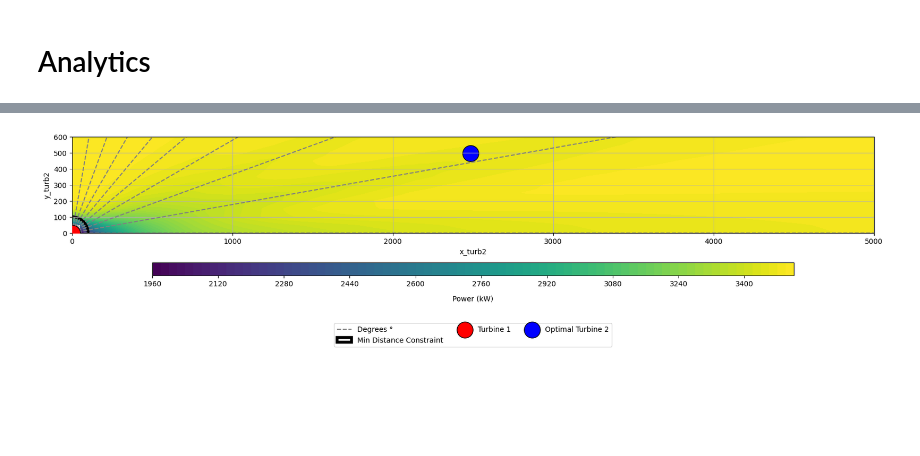
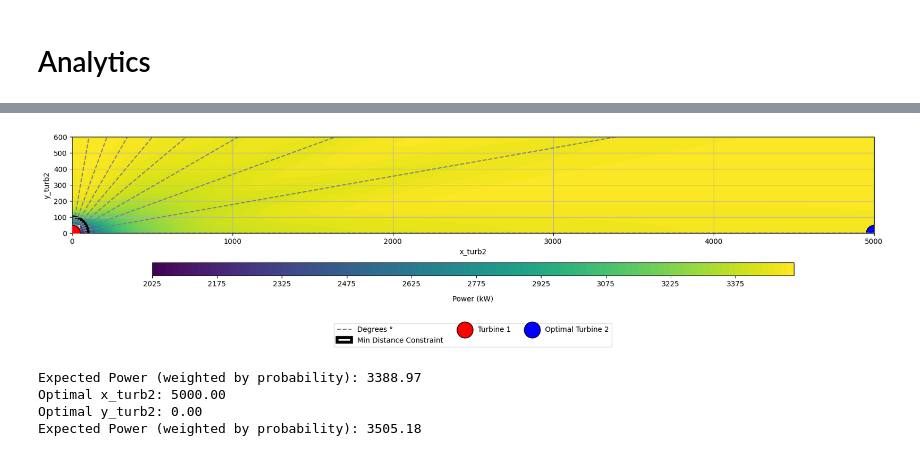
Before and after one commit to schmeti/uc3m_TFM_wind_farm_optimization_codebase, a Jupyter notebook: Windfarm_power_modelling/0_two_turbine_problem_constrLearn_probweighted.ipynb, the cells around one changed output, grey strips where cells are left out. Cells and saved outputs as stored; diff of their text form; code cells hidden in the pictures; blank space fills up the shorter version.

```diff
--- a/Windfarm_power_modelling/0_two_turbine_problem_constrLearn_probweighted.ipynb
+++ b/Windfarm_power_modelling/0_two_turbine_problem_constrLearn_probweighted.ipynb
@@ -152,7 +185,7 @@ contextual_sample = wind_df.drop(columns=['probability'])
 pi = list(wind_df['probability'])
 
 n_sc = len(contextual_sample)
-model.W = pyo.RangeSet(1,n_sc)
+model.W = pyo.RangeSet(0,n_sc-1)
 
 # set up
 model.var_ind = pyo.Set(initialize=contextual_sample.columns.sort_values())
@@ -177,7 +210,7 @@ model.const_power = pyo.Constraint(model.W, rule=power)
 # Fix contextual variables
 def fix_other_vars(model, x_ind, w):
     if x_ind not in ['x_turb2', 'y_turb2']:
-        return model.x[x_ind, w] == contextual_sample.loc[w - 1, x_ind]
+        return model.x[x_ind, w] == contextual_sample.loc[w, x_ind]
     return pyo.Constraint.Skip
 model.const_fix_other_vars = pyo.Constraint(model.var_ind, model.W, rule=fix_other_vars)
 
@@ -204,6 +237,17 @@ def y_turb2_ub_rule(model, w):
     return model.x['y_turb2', w] <= 600
 model.y_turb2_ub = pyo.Constraint(model.W, rule=y_turb2_ub_rule)
 
+# Lower bounds for x_turb2 and y_turb2
+def x_turb2_ub_rule(model, w):
+    return model.x['x_turb2', w] >= 0
+model.x_turb2_lb = pyo.Constraint(model.W, rule=x_turb2_ub_rule)
+
+def y_turb2_ub_rule(model, w):
+    return model.x['y_turb2', w] >= 0
+model.y_turb2_lb = pyo.Constraint(model.W, rule=y_turb2_ub_rule)
+
+
+
 
 # lower bounds for x_turb2 and y_turb2
 def distance_constraint(model, w):
@@ -351,33 +413,48 @@ plt.figure(figsize=(20, 6))
 plt.contourf(xi, yi, zi, levels=100, cmap='viridis')
 cbar = plt.colorbar(label='Expected Power Generated', orientation='horizontal', pad=-0.2, aspect=50, shrink=0.8)
 cbar.ax.set_xlabel('Power (kW)', labelpad=10)
 
 # Add angles
 for i, angle in enumerate([0, 10, 20, 30, 40, 50, 60, 70, 80, 90]):
     radians = np.deg2rad(angle)
     label = f'Degrees °' if i == 0 else None  # Add label only to the first line
     plt.plot([0, 5000 * np.cos(radians)], [0, 5000 * np.sin(radians)], linestyle='--', color='gray', label=label)
 
 
 # Plot minimum distance constraint
 circle = plt.Circle((0, 0), 100, color='black', fill=False, linestyle='-', label='Min Distance Constraint', linewidth=4)
 plt.gca().add_artist(circle)
 
 # Turbine Positions
 plt.scatter(0, 0, color='red', label='Turbine 1', s=500, edgecolor='black', zorder=10)
-optimal_x = pyo.value(model.x['x_turb2',1])
-optimal_y = pyo.value(model.x['y_turb2',1])
+optimal_x = pyo.value(model.x['x_turb2',0])
+optimal_y = pyo.value(model.x['y_turb2',0])
 plt.scatter(optimal_x, optimal_y, color='blue', label='Optimal Turbine 2', s=500, edgecolor='black')
 
 # Cosmetics
 plt.axis('scaled')
 plt.xlim(x.min(), x.max())
 plt.ylim(y.min(), y.max())
 plt.legend(loc='upper center', bbox_to_anchor=(0.5, -0.9), ncol=3)
 plt.xlabel('x_turb2')
 plt.ylabel('y_turb2')
 #plt.title('Colormap of Turbine 2 Power across x_turb2 and y_turb2 (Interpolated)')
 plt.grid(True)
 plt.show()
 # %% [output]
-[figure, old version]
+[figure, new version]
+# %%
+
+
+expected_power = expected_power_for_location(x_turb2_value = 0, y_turb2_value = 500 , wind_df=wind_df, cl_tool=cl_tool)
+print(f"Expected Power (weighted by probability): {expected_power:.2f}")
+
+expected_power = expected_power_for_location(x_turb2_value = pyo.value(model.x['x_turb2', 0]), y_turb2_value = pyo.value(model.x['y_turb2',0]) , wind_df=wind_df, cl_tool=cl_tool)
+print(f"Optimal x_turb2: {pyo.value(model.x['x_turb2', 0]):.2f}")
+print(f"Optimal y_turb2: {pyo.value(model.x['y_turb2', 0]):.2f}")
+print(f"Expected Power (weighted by probability): {expected_power:.2f}")
+# %% [output]
+Expected Power (weighted by probability): 3388.97
+Optimal x_turb2: 5000.00
+Optimal y_turb2: 0.00
+Expected Power (weighted by probability): 3505.18
```
Also changed, not shown: parts of 18 cells of this notebook, 7 other files.
